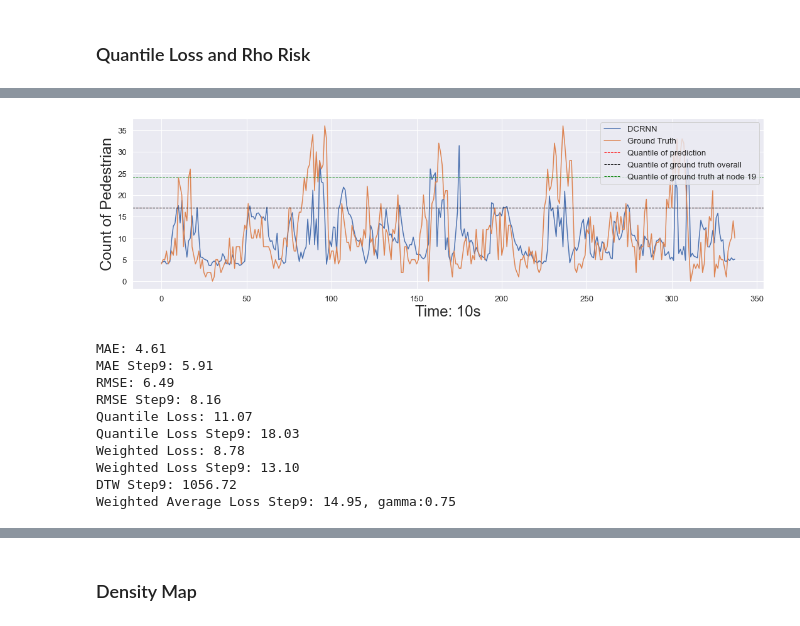
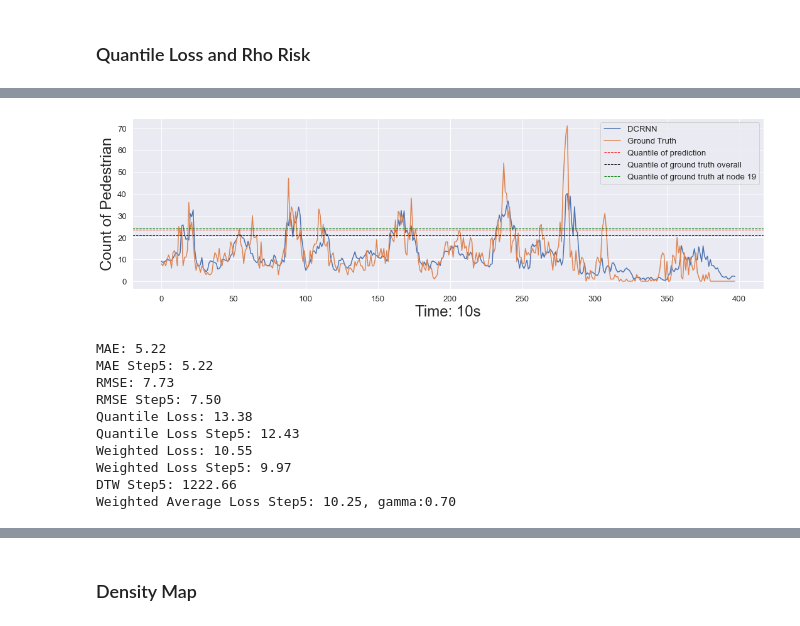
Before and after one commit to WaimenMak/Benchmarking-Crowd-Flow-Prediction, a Jupyter notebook: Scenario Processing.ipynb, the cells around one changed output, grey strips where cells are left out. Drawn from its saved outputs; the diff is of its cells as text; code cells hidden in the pictures.

```diff
--- a/Scenario Processing.ipynb
+++ b/Scenario Processing.ipynb
@@ -83,8 +40,20 @@ for subdir, dirs, files in os.walk(parent_dir):
+# %%
+# process sc sensor 2
+import numpy as np
+import os
+from lib.utils import process_sensor_data
+# Define path to parent directory containing subdirectories with CSV files
+parent_dir = './sc sensor 2/'
+# adding to the df_dict
+# Loop through each subdirectory in the parent directory
+df_dict = process_sensor_data(parent_dir, df_dict)
 # %%
 # Generate data to datadict, process data to matrix
-data_dict = {}
-for k in df_dict.keys():
-    mat_list = []
-    for col in df_dict[k].columns:
-        mat_list.append(np.array(df_dict[k][col].values.tolist()))
-    data_dict[k] = np.stack(mat_list, axis=1)
+# data_dict = {}
+# for k in df_dict.keys():
+#     mat_list = []
+#     for col in df_dict[k].columns:
+#         mat_list.append(np.array(df_dict[k][col].values.tolist()))
+#     data_dict[k] = np.stack(mat_list, axis=1)
+from lib.utils import gen_data_dict
+data_dict = gen_data_dict(df_dict)
@@ -269,7 +225,7 @@ if mode == "insample":
 else:
     data = load_dataset("./ood_dataset", batch_size=64, test_batch_size=64)
 
-sc = 1 # 1, 9
+sc = 9 # 1, 9
 vis_data = data_dict[test_sc[sc]].astype("float64") # after sliding window
 source, target = sliding_win(vis_data)  # process data into continuous sample data
 for i in range(3): #3 feature num
@@ -734,23 +688,25 @@ def weighted_average_loss(pred, target, rho, timespan, mode=0):
     pred: all node prediction [N, node, feature], three dimensional
     target: all node ground truth
     """
+    min_gamma = 0 # 0.5
+    max_gamma = 1 # 0.9
     Q_z = np.quantile(target, q=rho, axis=(0, 2)) # overall 90% quantile of all node, [step, feature]
     Q_znode = np.quantile(target, q=rho, axis=0) # node 90% quantile [step, node, feature]
     diff = Q_znode.transpose(1, 0, 2) - Q_z     # [node, step, feature]
     gamma = (diff - np.min(diff, axis=0))/(np.max(diff, axis=0) - np.min(diff, axis=0))  #[0~1]
-    gamma = 0.5 + gamma * (0.9 - 0.5)
+    gamma = min_gamma + gamma * (max_gamma - min_gamma)
     # gamma[gamma<=0.5] = 0.5  # [node, step, feature]
     # gamma[gamma>0.8] = 0.8
     gamma = gamma.transpose(1, 0, 2)
     if mode == 1:
         #rmse
-        l = np.sqrt(np.mean((pred - target)**2, axis=0)) # [step, node, feature]
+        loss = np.sqrt(np.mean((pred - target)**2, axis=0)) # [step, node, feature]
     if mode == 0:
         #mae
-        l = np.mean(np.abs(pred - target), axis=0) # [step, node, feature]
+        loss = np.mean(np.abs(pred - target), axis=0) # [step, node, feature]
     rhorisk = rho_risk(pred, target, timespan=timespan, rho=rho)
     qt = np.mean(rhorisk, axis=0)  # [step, node, feature]
-    wt = weighted_loss(l, qt, gamma=gamma) # [step, node, feature]
+    wt = weighted_loss(loss, qt, gamma=gamma) # [step, node, feature]
     # print(wt.shape)
     loss = np.mean(wt)
 
@@ -910,17 +866,17 @@ Weighted Average Loss Step9: 12.23, gamma:0.75
 # %%
-plot_pred_ground_truth(vis_list, target, step=9, node=node, feature=2, mdl=2, model_names=model_names, timespan=3, save=True)
+plot_pred_ground_truth(vis_list, target, step=5, node=node, feature=2, mdl=2, model_names=model_names, timespan=3, save=True)
 # %% [output]
-[figure, old version]
+[figure, new version]
-MAE: 4.61
-MAE Step9: 5.91
-RMSE: 6.49
-RMSE Step9: 8.16
-Quantile Loss: 11.07
-Quantile Loss Step9: 18.03
-Weighted Loss: 8.78
-Weighted Loss Step9: 13.10
-DTW Step9: 1056.72
-Weighted Average Loss Step9: 14.95, gamma:0.75
+MAE: 5.22
+MAE Step5: 5.22
+RMSE: 7.73
+RMSE Step5: 7.50
+Quantile Loss: 13.38
+Quantile Loss Step5: 12.43
+Weighted Loss: 10.55
+Weighted Loss Step5: 9.97
+DTW Step5: 1222.66
+Weighted Average Loss Step5: 10.25, gamma:0.70
 # %%
 def rank_loss_list(loss_list, reverse=False):
     sorted_id = sorted(range(len(loss_list)), key=lambda k: loss_list[k], reverse=reverse)
```
Also changed, not shown: parts of 44 cells of this notebook, 3 other files.
